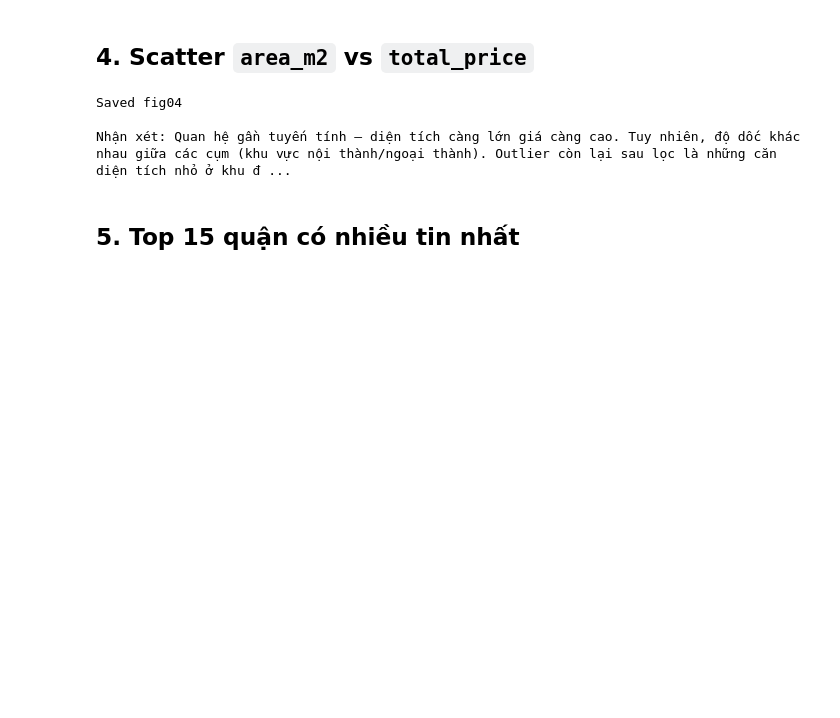
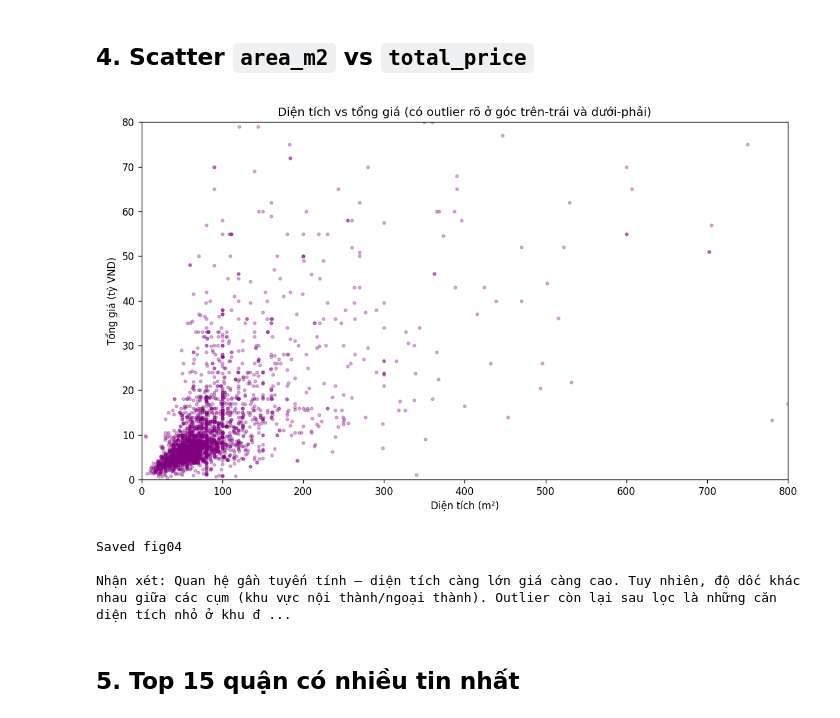
Before and after one commit to HuyMinhDev/Project_Phan_Tich_bat_Dong_San, a Jupyter notebook: notebooks/03_eda_executed.ipynb, the cells around one changed output. Cells and saved outputs as stored; diff of their text form; code cells hidden in the pictures; blank space fills up the shorter version.

```diff
--- a/notebooks/03_eda_executed.ipynb
+++ b/notebooks/03_eda_executed.ipynb
@@ -83,17 +92,19 @@ Nhận xét: Chênh lệch giá giữa các hướng không lớn (median trong
 # %%
 fig, ax = plt.subplots(figsize=(10, 6))
 ax.scatter(df['area_m2'], df['total_price'] / 1e9, alpha=0.3, s=8, color='purple')
 ax.set_title('Diện tích vs tổng giá (có outlier rõ ở góc trên-trái và dưới-phải)')
 ax.set_xlabel('Diện tích (m²)')
 ax.set_ylabel('Tổng giá (tỷ VND)')
 ax.set_xlim(0, 800)
 ax.set_ylim(0, 80)
 plt.tight_layout()
 plt.savefig(FIG / 'fig04_area_vs_price.png', dpi=120)
 plt.close()
+display(Image(filename=str(FIG / 'fig04_area_vs_price.png')))
 print('Saved fig04')
 print('\nNhận xét: Quan hệ gần tuyến tính — diện tích càng lớn giá càng cao. Tuy nhiên, độ dốc khác nhau giữa các cụm (khu vực nội thành/ngoại thành). Outlier còn lại sau lọc là những căn diện tích nhỏ ở khu đắt đỏ (Quận 1).')
 # %% [output]
+[figure, added]
 Saved fig04
 
 Nhận xét: Quan hệ gần tuyến tính — diện tích càng lớn giá càng cao. Tuy nhiên, độ dốc khác nhau giữa các cụm (khu vực nội thành/ngoại thành). Outlier còn lại sau lọc là những căn diện tích nhỏ ở khu đ ...
```
Also changed, not shown: parts of 10 cells of this notebook, 5 other files.
